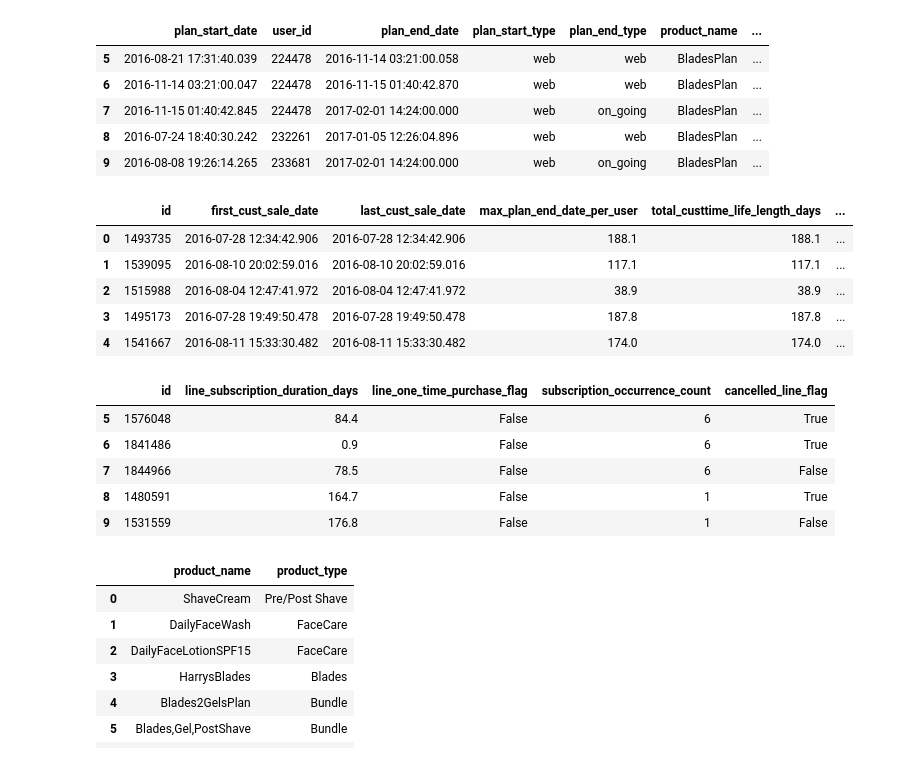
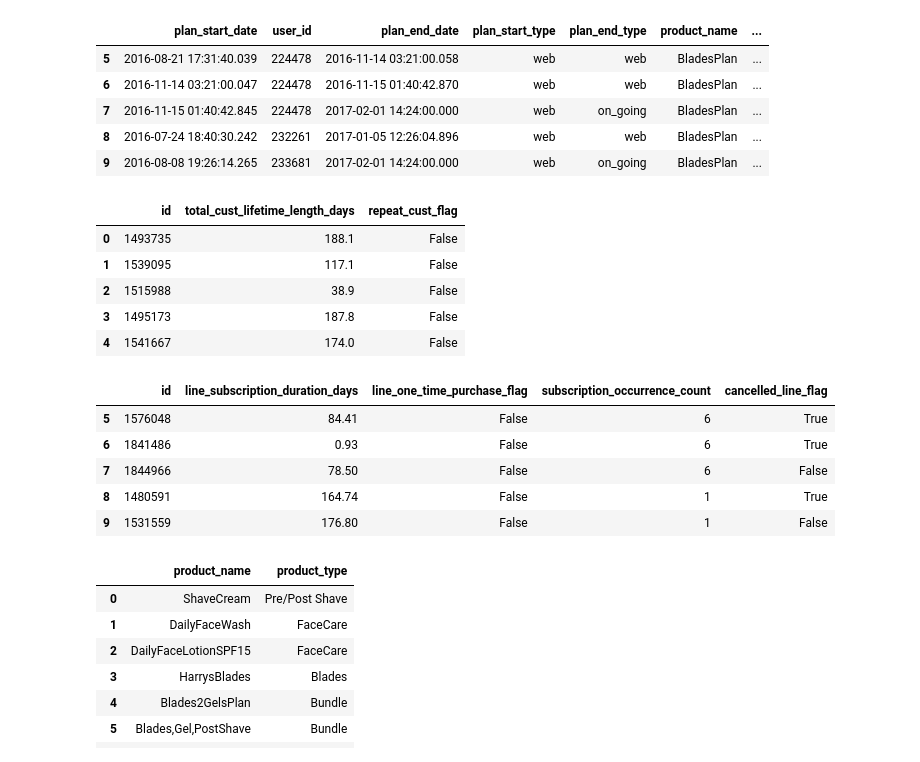
Before and after one commit to JacobShughrue/Harrys_Project, a Jupyter notebook: Harrys.ipynb, the cells around one changed output. Drawn from its saved outputs; the diff is of its cells as text; code cells hidden in the pictures.

```diff
--- a/Harrys.ipynb
+++ b/Harrys.ipynb
@@ -54,6 +54,8 @@ df = df.rename(columns={
     "created_by_client_type": "plan_start_type",
     "removed_by_client_type": "plan_end_type",
     "abbrev": "product_name",
-    "viewable_product_id": "product_id"
+    "viewable_product_id": "product_id",
+    "razorstand_count": "razor_stand_count",
+    "lipbalm_count": "lip_balm_count"
 })
 # %%
@@ -107,33 +108,25 @@ df.iloc[5:10,np.r_[2,4:9,22:24]]
 | 7 | 2016-11-15 01:40:42.845 | 224478 | 2017-02-01 14:24:00.000 | web | on_going | BladesPlan | ... |
 | 8 | 2016-07-24 18:40:30.242 | 232261 | 2017-01-05 12:26:04.896 | web | web | BladesPlan | ... |
 | 9 | 2016-08-08 19:26:14.265 | 233681 | 2017-02-01 14:24:00.000 | web | on_going | BladesPlan | ... |
-# %%
-# create temporary column: get the maximum plan_end_date per customer less the first_cust_sale_date column
-df['max_plan_end_date_per_user'] = round(
-    (df.groupby(['user_id'])['plan_end_date'].transform('max') - df['first_cust_sale_date']).dt.total_seconds() / 86400,
-    1)  # where 86400 seconds is one day
 # %%
 # create a column,total_cust_lifetime_length_days, counting how long the customer has been with the company
-df['total_custtime_life_length_days'] = df['max_plan_end_date_per_user']  # assign default values for column
-
-row_is_active = df["plan_end_type"] == "on_going"  # assign variable for readability
-
-df.loc[row_is_active, 'total_cust_lifetime_length_days'] = ((feb012017 -
-                                                df[row_is_active][
-                                                'first_cust_sale_date']).dt.total_seconds() / 86400).round(1)
+# get the maximum plan_end_date per customer less the first_cust_sale_date column
+df['total_cust_lifetime_length_days'] = round(
+    (df.groupby(['user_id'])['plan_end_date'].transform('max') - df['first_cust_sale_date']).dt.total_seconds() / 86400,
+    1)  # where 86400 seconds is one day
 # %%
 # create a column indicating if the customer has returned to purchase additional items
 df['repeat_cust_flag'] = (df['last_cust_sale_date'] - df[
     'first_cust_sale_date']).dt.total_seconds() / 86400 >= 1
 # %%
-df.iloc[:5,np.r_[0,22:27]]
+df.iloc[:5,np.r_[0,24:26]]
 # %% [output]
-|  | id | first_cust_sale_date | last_cust_sale_date | max_plan_end_date_per_user | total_custtime_life_length_days | ... |
-| 0 | 1493735 | 2016-07-28 12:34:42.906 | 2016-07-28 12:34:42.906 | 188.1 | 188.1 | ... |
-| 1 | 1539095 | 2016-08-10 20:02:59.016 | 2016-08-10 20:02:59.016 | 117.1 | 117.1 | ... |
-| 2 | 1515988 | 2016-08-04 12:47:41.972 | 2016-08-04 12:47:41.972 | 38.9 | 38.9 | ... |
-| 3 | 1495173 | 2016-07-28 19:49:50.478 | 2016-07-28 19:49:50.478 | 187.8 | 187.8 | ... |
-| 4 | 1541667 | 2016-08-11 15:33:30.482 | 2016-08-11 15:33:30.482 | 174.0 | 174.0 | ... |
+|  | id | total_cust_lifetime_length_days | repeat_cust_flag |
+| 0 | 1493735 | 188.1 | False |
+| 1 | 1539095 | 117.1 | False |
+| 2 | 1515988 | 38.9 | False |
+| 3 | 1495173 | 187.8 | False |
+| 4 | 1541667 | 174.0 | False |
 # %%
 # create a column for line subscription duration days - indicates how long a customer subscribed to this line item
 row_is_active = df["plan_end_type"] == "on_going"  # assign variable for readability
@@ -157,14 +150,14 @@ df['cancelled_line_flag'] = np.where(
     df['plan_end_type'] != 'on_going'  # else: if value is not "on_going" then TRUE
 )
 # %%
-df.iloc[5:10,np.r_[0,28:32]]
+df.iloc[5:10,np.r_[0,26:30]]
 # %% [output]
 |  | id | line_subscription_duration_days | line_one_time_purchase_flag | subscription_occurrence_count | cancelled_line_flag |
-| 5 | 1576048 | 84.4 | False | 6 | True |
-| 6 | 1841486 | 0.9 | False | 6 | True |
-| 7 | 1844966 | 78.5 | False | 6 | False |
-| 8 | 1480591 | 164.7 | False | 1 | True |
-| 9 | 1531559 | 176.8 | False | 1 | False |
+| 5 | 1576048 | 84.41 | False | 6 | True |
+| 6 | 1841486 | 0.93 | False | 6 | True |
+| 7 | 1844966 | 78.50 | False | 6 | False |
+| 8 | 1480591 | 164.74 | False | 1 | True |
+| 9 | 1531559 | 176.80 | False | 1 | False |
 # %%
 # create cust_cancellation_count column
 # counts the unique number of times a user cancelled a product (aka cancelled_line_flag =='True')
```
Also changed, not shown: parts of 16 cells of this notebook, 5 other files.
